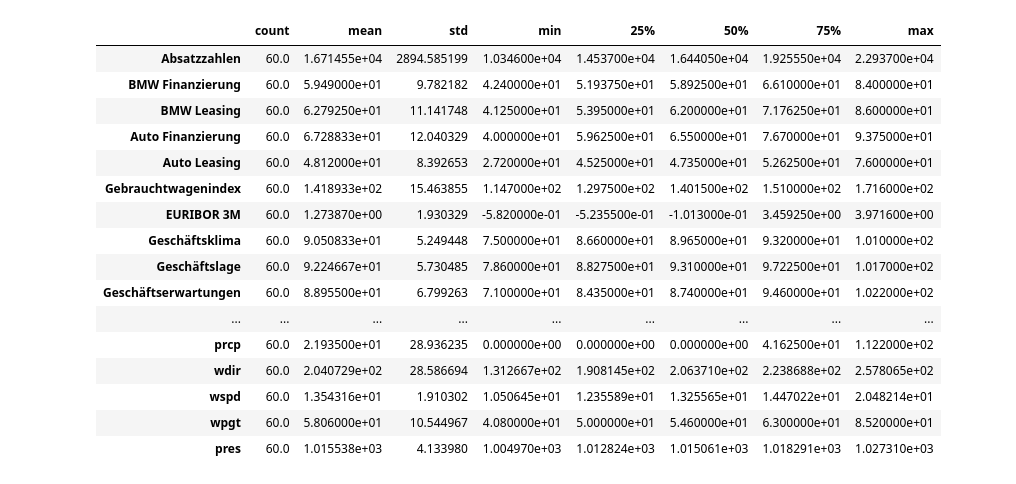
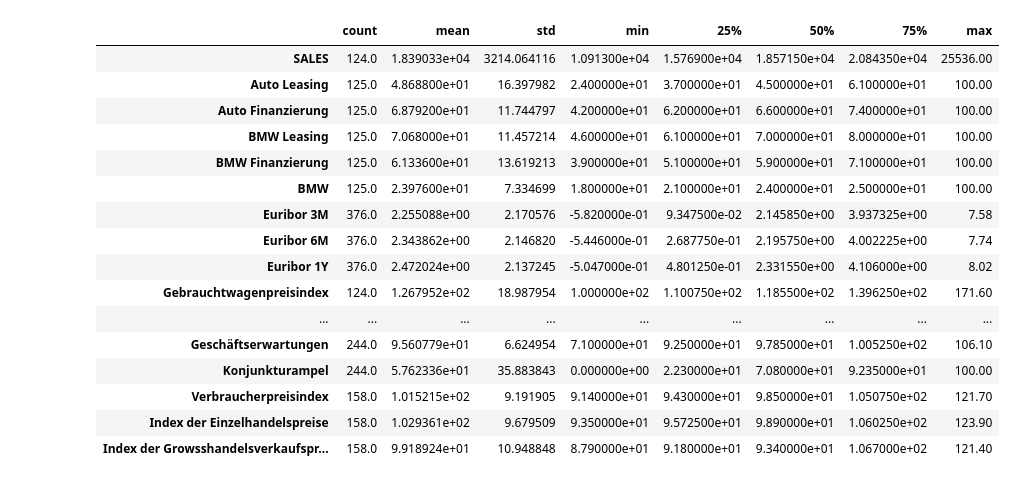
Before and after one commit to Philipp-Manhart/PA-II, a Jupyter notebook: code.ipynb, the cells around one changed output. Saved outputs shown, nothing was run; the diff lists cells and outputs as text; code cells hidden in the pictures.

```diff
--- a/code.ipynb
+++ b/code.ipynb
@@ -156,30 +246,30 @@ gebrauchtwagenpreisindex = pd.read_csv("./original data/Gebrauchtwagenpreisindex
 # %%
 # descriptive statistics
-df = pd.read_csv('Data/monthly/data.csv')
+df = pd.read_csv('./cleaned data/all_data.csv')
 df.columns = df.columns.str.strip()  # Strip whitespace from column names
 
 
 df_ds = df.describe()
 df_ds = df_ds.transpose()
 df_ds
 # %% [output]
 |  | count | mean | std | min | 25% | 50% | 75% | max |
-| Absatzzahlen | 60.0 | 1.671455e+04 | 2894.585199 | 1.034600e+04 | 1.453700e+04 | 1.644050e+04 | 1.925550e+04 | 2.293700e+04 |
-| BMW Finanzierung | 60.0 | 5.949000e+01 | 9.782182 | 4.240000e+01 | 5.193750e+01 | 5.892500e+01 | 6.610000e+01 | 8.400000e+01 |
-| BMW Leasing | 60.0 | 6.279250e+01 | 11.141748 | 4.125000e+01 | 5.395000e+01 | 6.200000e+01 | 7.176250e+01 | 8.600000e+01 |
-| Auto Finanzierung | 60.0 | 6.728833e+01 | 12.040329 | 4.000000e+01 | 5.962500e+01 | 6.550000e+01 | 7.670000e+01 | 9.375000e+01 |
-| Auto Leasing | 60.0 | 4.812000e+01 | 8.392653 | 2.720000e+01 | 4.525000e+01 | 4.735000e+01 | 5.262500e+01 | 7.600000e+01 |
-| Gebrauchtwagenindex | 60.0 | 1.418933e+02 | 15.463855 | 1.147000e+02 | 1.297500e+02 | 1.401500e+02 | 1.510000e+02 | 1.716000e+02 |
-| EURIBOR 3M | 60.0 | 1.273870e+00 | 1.930329 | -5.820000e-01 | -5.235500e-01 | -1.013000e-01 | 3.459250e+00 | 3.971600e+00 |
-| Geschäftsklima | 60.0 | 9.050833e+01 | 5.249448 | 7.500000e+01 | 8.660000e+01 | 8.965000e+01 | 9.320000e+01 | 1.010000e+02 |
-| Geschäftslage | 60.0 | 9.224667e+01 | 5.730485 | 7.860000e+01 | 8.827500e+01 | 9.310000e+01 | 9.722500e+01 | 1.017000e+02 |
-| Geschäftserwartungen | 60.0 | 8.895500e+01 | 6.799263 | 7.100000e+01 | 8.435000e+01 | 8.740000e+01 | 9.460000e+01 | 1.022000e+02 |
+| SALES | 124.0 | 1.839033e+04 | 3214.064116 | 1.091300e+04 | 1.576900e+04 | 1.857150e+04 | 2.084350e+04 | 25536.00 |
+| Auto Leasing | 125.0 | 4.868800e+01 | 16.397982 | 2.400000e+01 | 3.700000e+01 | 4.500000e+01 | 6.100000e+01 | 100.00 |
+| Auto Finanzierung | 125.0 | 6.879200e+01 | 11.744797 | 4.200000e+01 | 6.200000e+01 | 6.600000e+01 | 7.400000e+01 | 100.00 |
+| BMW Leasing | 125.0 | 7.068000e+01 | 11.457214 | 4.600000e+01 | 6.100000e+01 | 7.000000e+01 | 8.000000e+01 | 100.00 |
+| BMW Finanzierung | 125.0 | 6.133600e+01 | 13.619213 | 3.900000e+01 | 5.100000e+01 | 5.900000e+01 | 7.100000e+01 | 100.00 |
+| BMW | 125.0 | 2.397600e+01 | 7.334699 | 1.800000e+01 | 2.100000e+01 | 2.400000e+01 | 2.500000e+01 | 100.00 |
+| Euribor 3M | 376.0 | 2.255088e+00 | 2.170576 | -5.820000e-01 | 9.347500e-02 | 2.145850e+00 | 3.937325e+00 | 7.58 |
+| Euribor 6M | 376.0 | 2.343862e+00 | 2.146820 | -5.446000e-01 | 2.687750e-01 | 2.195750e+00 | 4.002225e+00 | 7.74 |
+| Euribor 1Y | 376.0 | 2.472024e+00 | 2.137245 | -5.047000e-01 | 4.801250e-01 | 2.331550e+00 | 4.106000e+00 | 8.02 |
+| Gebrauchtwagenpreisindex | 124.0 | 1.267952e+02 | 18.987954 | 1.000000e+02 | 1.100750e+02 | 1.185500e+02 | 1.396250e+02 | 171.60 |
 | ... | ... | ... | ... | ... | ... | ... | ... | ... |
-| prcp | 60.0 | 2.193500e+01 | 28.936235 | 0.000000e+00 | 0.000000e+00 | 0.000000e+00 | 4.162500e+01 | 1.122000e+02 |
-| wdir | 60.0 | 2.040729e+02 | 28.586694 | 1.312667e+02 | 1.908145e+02 | 2.063710e+02 | 2.238688e+02 | 2.578065e+02 |
-| wspd | 60.0 | 1.354316e+01 | 1.910302 | 1.050645e+01 | 1.235589e+01 | 1.325565e+01 | 1.447022e+01 | 2.048214e+01 |
-| wpgt | 60.0 | 5.806000e+01 | 10.544967 | 4.080000e+01 | 5.000000e+01 | 5.460000e+01 | 6.300000e+01 | 8.520000e+01 |
-| pres | 60.0 | 1.015538e+03 | 4.133980 | 1.004970e+03 | 1.012824e+03 | 1.015061e+03 | 1.018291e+03 | 1.027310e+03 |
+| Geschäftserwartungen | 244.0 | 9.560779e+01 | 6.624954 | 7.100000e+01 | 9.250000e+01 | 9.785000e+01 | 1.005250e+02 | 106.10 |
+| Konjunkturampel | 244.0 | 5.762336e+01 | 35.883843 | 0.000000e+00 | 2.230000e+01 | 7.080000e+01 | 9.235000e+01 | 100.00 |
+| Verbraucherpreisindex | 158.0 | 1.015215e+02 | 9.191905 | 9.140000e+01 | 9.430000e+01 | 9.850000e+01 | 1.050750e+02 | 121.70 |
+| Index der Einzelhandelspreise | 158.0 | 1.029361e+02 | 9.679509 | 9.350000e+01 | 9.572500e+01 | 9.890000e+01 | 1.060250e+02 | 123.90 |
+| Index der Growsshandelsverkaufspr... | 158.0 | 9.918924e+01 | 10.948848 | 8.790000e+01 | 9.180000e+01 | 9.340000e+01 | 1.067000e+02 | 121.40 |
 # %%
 # seasonal adjustment
 # data by IFO-Institut already seasonally adjusted
```
Also changed, not shown: parts of 5 cells of this notebook, 10 other files.
